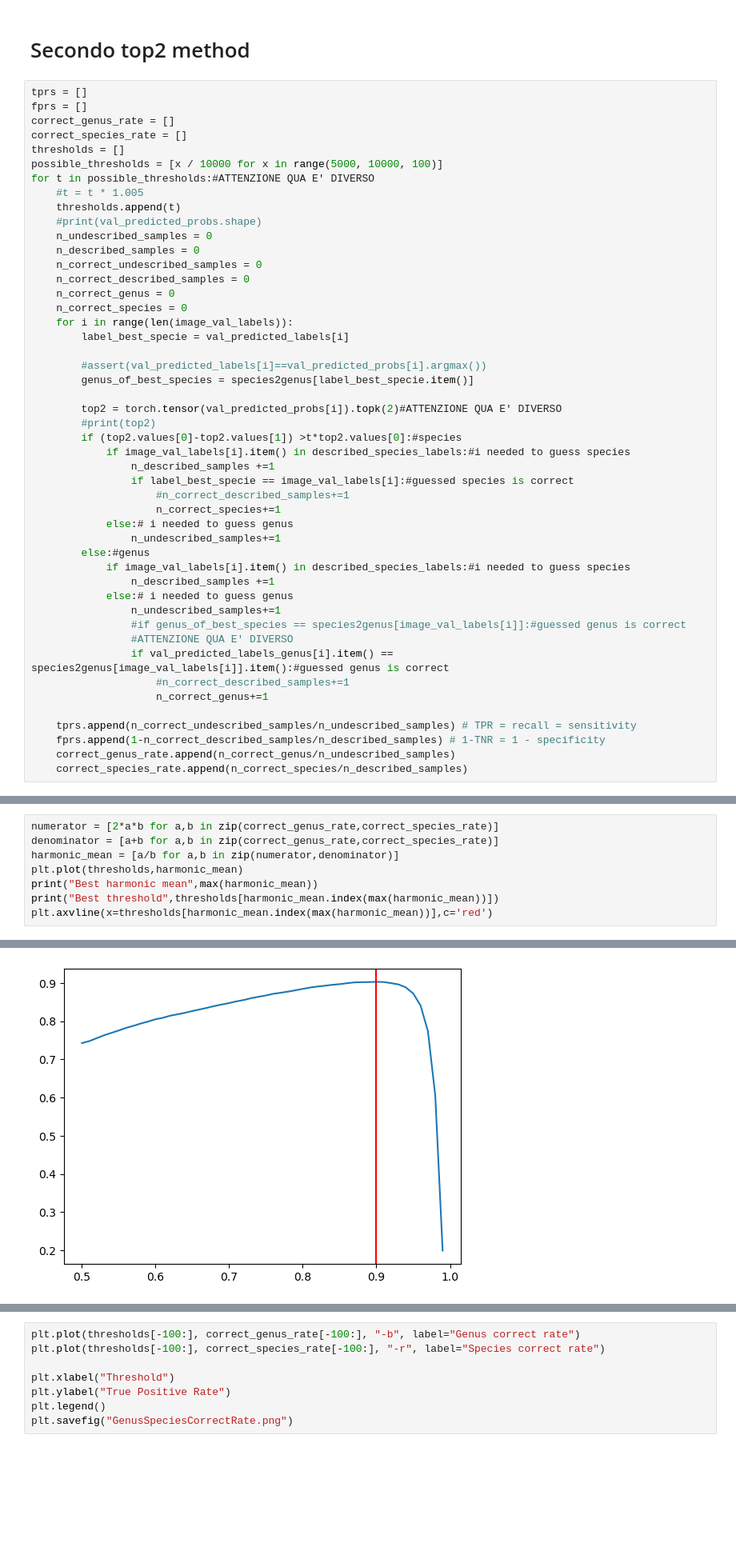
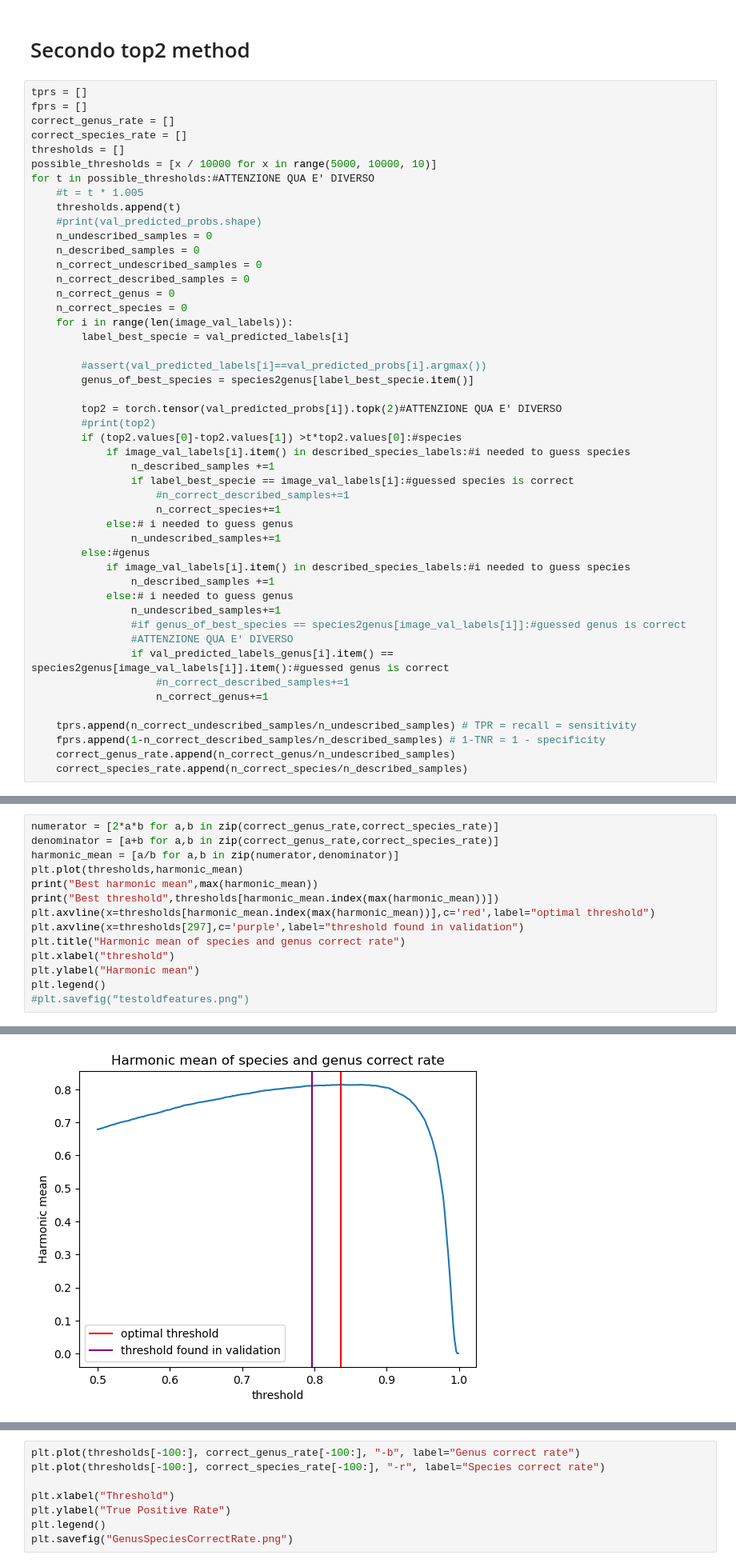
Before and after one commit to matteodegobbi/InsectClassification, a Jupyter notebook: alternative_output_selection_newdataset.ipynb, the cells around one changed output, grey strips where cells are left out. Shown at 80% size. Saved outputs shown, nothing was run; the diff lists cells and outputs as text; blank space fills up the shorter version.

```diff
--- a/alternative_output_selection_newdataset.ipynb
+++ b/alternative_output_selection_newdataset.ipynb
@@ -335,7 +345,7 @@ fprs = []
 correct_genus_rate = []
 correct_species_rate = []
 thresholds = []
-possible_thresholds = [x / 10000 for x in range(5000, 10000, 100)]
+possible_thresholds = [x / 10000 for x in range(5000, 10000, 10)]
 for t in possible_thresholds:#ATTENZIONE QUA E' DIVERSO
     #t = t * 1.005
     thresholds.append(t)
@@ -392,5 +418,11 @@ harmonic_mean = [a/b for a,b in zip(numerator,denominator)]
 plt.plot(thresholds,harmonic_mean)
 print("Best harmonic mean",max(harmonic_mean))
 print("Best threshold",thresholds[harmonic_mean.index(max(harmonic_mean))])
-plt.axvline(x=thresholds[harmonic_mean.index(max(harmonic_mean))],c='red')
+plt.axvline(x=thresholds[harmonic_mean.index(max(harmonic_mean))],c='red',label="optimal threshold")
+plt.axvline(x=thresholds[297],c='purple',label="threshold found in validation")
+plt.title("Harmonic mean of species and genus correct rate")
+plt.xlabel("threshold")
+plt.ylabel("Harmonic mean")
+plt.legend()
+#plt.savefig("testoldfeatures.png")
 # %% [output]
@@ -400,2 +431,2 @@ Best threshold 0.9
-[figure, old version]
+[figure, new version]
 # %%
```
Also changed, not shown: parts of 25 cells of this notebook, 25 other files.
